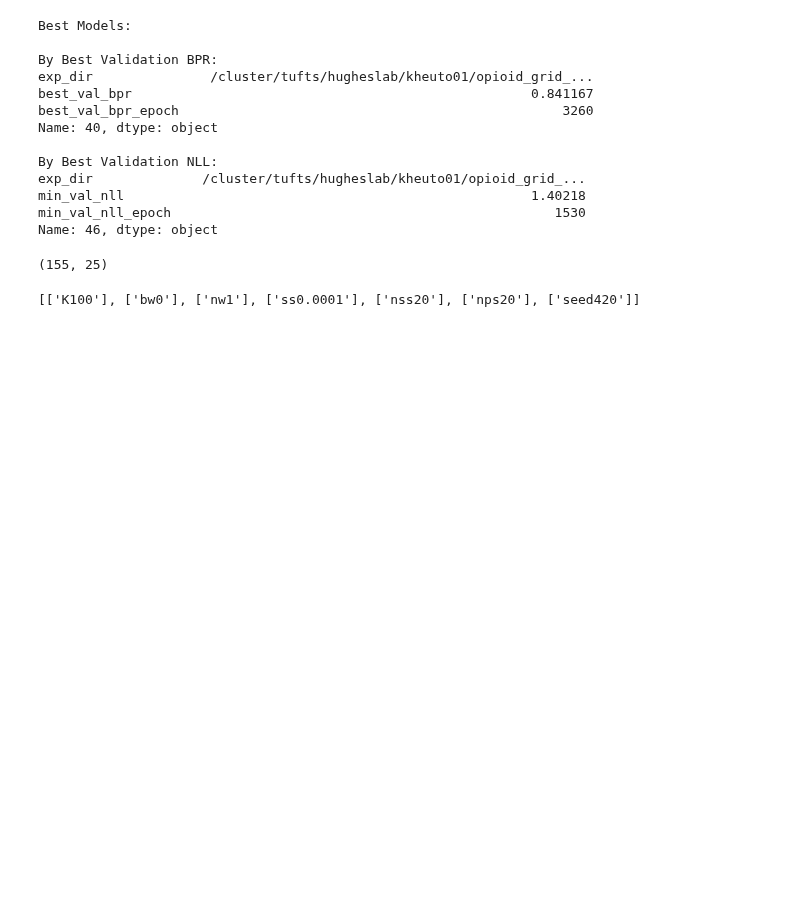
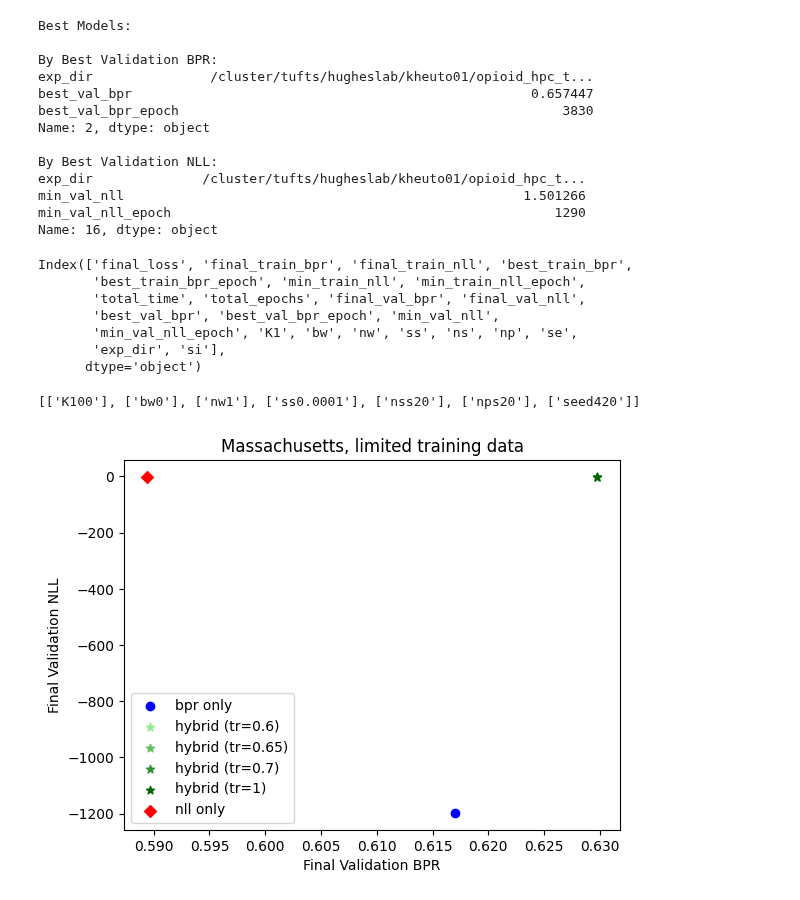
Before and after one commit to kheuton/prob_diff_topk, a Jupyter notebook: CheckOpioidResults.ipynb, the cells around one changed output. Saved outputs shown, nothing was run; the diff lists cells and outputs as text; code cells hidden in the pictures; blank space fills up the shorter version.

```diff
--- a/CheckOpioidResults.ipynb
+++ b/CheckOpioidResults.ipynb
@@ -203,6 +211,6 @@ def find_best_model_and_evaluate(base_dir, data_dir, device='cuda', K=100):
 # %%
-data_dir = '/cluster/tufts/hugheslab/datasets/NSF_OD/cleaned/cook'
-base_dir = '/cluster/tufts/hugheslab/kheuto01/opioid_grid_fix_grad/cook'
+data_dir = '/cluster/tufts/hugheslab/datasets/NSF_OD/cleaned/MA'
+base_dir = '/cluster/tufts/hugheslab/kheuto01/opioid_hpc_test_long/MA/'
 # %%
 
 def make_negative_binomial_report(exp_dir, title=None):
@@ -353,14 +361,14 @@ results = generate_reports_for_all_experiments(base_dir)
 Best Models:
 
 By Best Validation BPR:
-exp_dir               /cluster/tufts/hugheslab/kheuto01/opioid_grid_...
-best_val_bpr                                                   0.841167
-best_val_bpr_epoch                                                 3260
-Name: 40, dtype: object
+exp_dir               /cluster/tufts/hugheslab/kheuto01/opioid_hpc_t...
+best_val_bpr                                                   0.657447
+best_val_bpr_epoch                                                 3830
+Name: 2, dtype: object
 
 By Best Validation NLL:
-exp_dir              /cluster/tufts/hugheslab/kheuto01/opioid_grid_...
-min_val_nll                                                    1.40218
-min_val_nll_epoch                                                 1530
-Name: 46, dtype: object
+exp_dir              /cluster/tufts/hugheslab/kheuto01/opioid_hpc_t...
+min_val_nll                                                   1.501266
+min_val_nll_epoch                                                 1290
+Name: 16, dtype: object
 # %%
@@ -368,8 +376,59 @@ results.to_csv('~/code/prob_diff_topk/results22.csv')
 # %%
-results.shape
+results.columns
 # %% [output]
-(155, 25)
+Index(['final_loss', 'final_train_bpr', 'final_train_nll', 'best_train_bpr',
+       'best_train_bpr_epoch', 'min_train_nll', 'min_train_nll_epoch',
+       'total_time', 'total_epochs', 'final_val_bpr', 'final_val_nll',
+       'best_val_bpr', 'best_val_bpr_epoch', 'min_val_nll',
+       'min_val_nll_epoch', 'K1', 'bw', 'nw', 'ss', 'ns', 'np', 'se',
+       'exp_dir', 'si'],
+      dtype='object')
 # %%
 [param.split('_') for param in os.path.basename('/cluster/tufts/hugheslab/kheuto01/neg_binom_experiments_K100_8000/K100_bw0_nw1_ss0.0001_nss20_nps20_seed420').split('_')]
 # %% [output]
 [['K100'], ['bw0'], ['nw1'], ['ss0.0001'], ['nss20'], ['nps20'], ['seed420']]
+# %%
+# plot the final val_bpr and -val_nll for all models, use a different color and marker for
+# bw = 30, nw=0 call this bpr only
+# bw = 30, nw=1 call this hybrid
+# bw = 0, nw= call this nll only
+# dont do 0 and 0
+import matplotlib.colors as mcolors
+
+# Define colors and markers
+colors = { (30, 0): 'blue', (30, 1): 'green', (0, 1): 'red' }
+markers = { (30, 0): 'o', (30, 1): '*', (0, 1): 'D' }
+labels = { (30, 0): 'bpr only', (30, 1): 'hybrid', (0, 1): 'nll only' }
+
+# Generate shades of green for different thresholds
+thresholds = sorted(results['tr'].dropna().unique())
+shades_of_green = list(mcolors.LinearSegmentedColormap.from_list("", ["lightgreen", "darkgreen"])(np.linspace(0, 1, len(thresholds))))
+
+# Plot data points
+for bw, nw in [(30, 0), (30, 1), (0, 1)]:
+    mask = (results['bw'] == str(bw)) & (results['nw'] == str(nw))
+    if bw == 30 and nw == 0:
+        idx = results[mask]['final_val_bpr'].idxmax()
+        plt.scatter(results.loc[idx, 'final_val_bpr'], -results.loc[idx, 'final_val_nll'],
+                    color=colors[(bw, nw)], marker=markers[(bw, nw)], label=labels[(bw, nw)])
+    elif bw == 30 and nw == 1:
+        for i, tr in enumerate(thresholds):
+            tr_mask = mask & (results['tr'] == tr)
+            idx = results[tr_mask]['final_val_bpr'].idxmax()
+            plt.scatter(results.loc[idx, 'final_val_bpr'], -results.loc[idx, 'final_val_nll'],
+                        color=shades_of_green[i], marker=markers[(bw, nw)], label=f"{labels[(bw, nw)]} (tr={tr})")
+    elif bw == 0 and nw == 1:
+        idx = results[mask]['final_val_bpr'].idxmax()
+        plt.scatter(results.loc[idx, 'final_val_bpr'], -results.loc[idx, 'final_val_nll'],
+                    color=colors[(bw, nw)], marker=markers[(bw, nw)], label=labels[(bw, nw)])
+
+# Set labels and legend
+plt.title('Massachusetts, limited training data')
+plt.xlabel('Final Validation BPR')
+plt.ylabel('Final Validation NLL')
+handles, labels = plt.gca().get_legend_handles_labels()
+by_label = dict(sorted(zip(labels, handles), key=lambda x: x[0]))
+plt.legend(by_label.values(), by_label.keys())
+plt.show()
+# %% [output]
+[figure, added]
```
Also changed, not shown: parts of 2 cells of this notebook, 3 other files.
